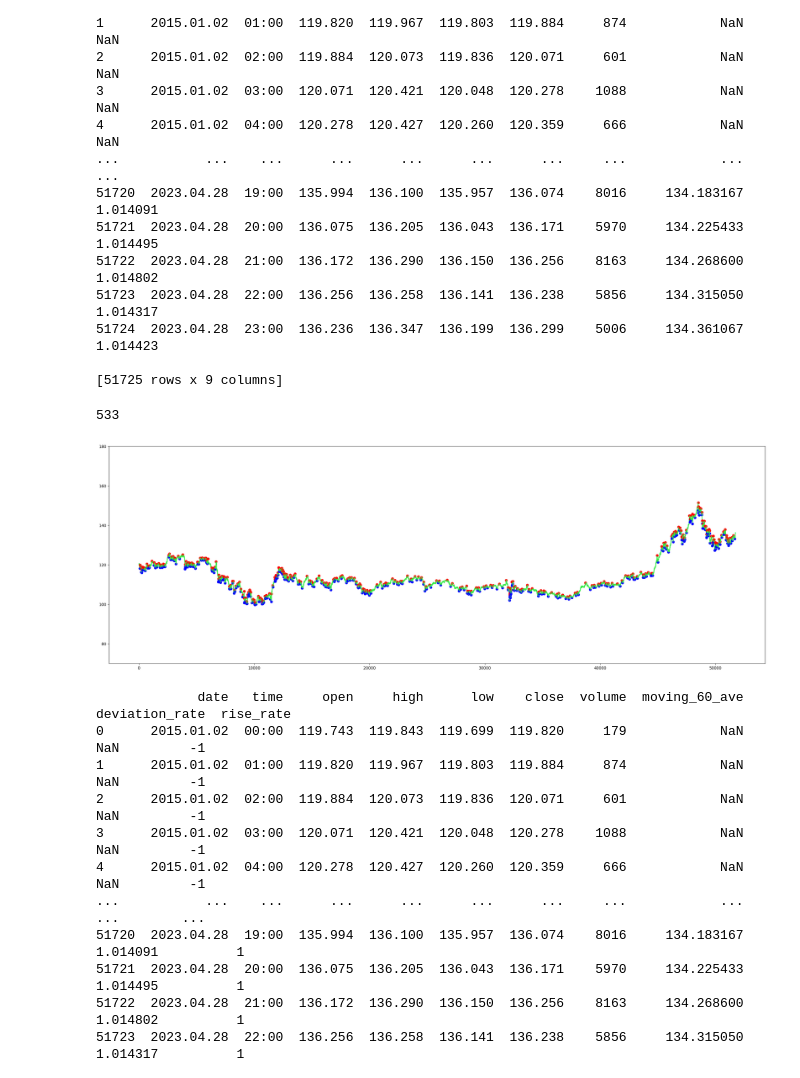
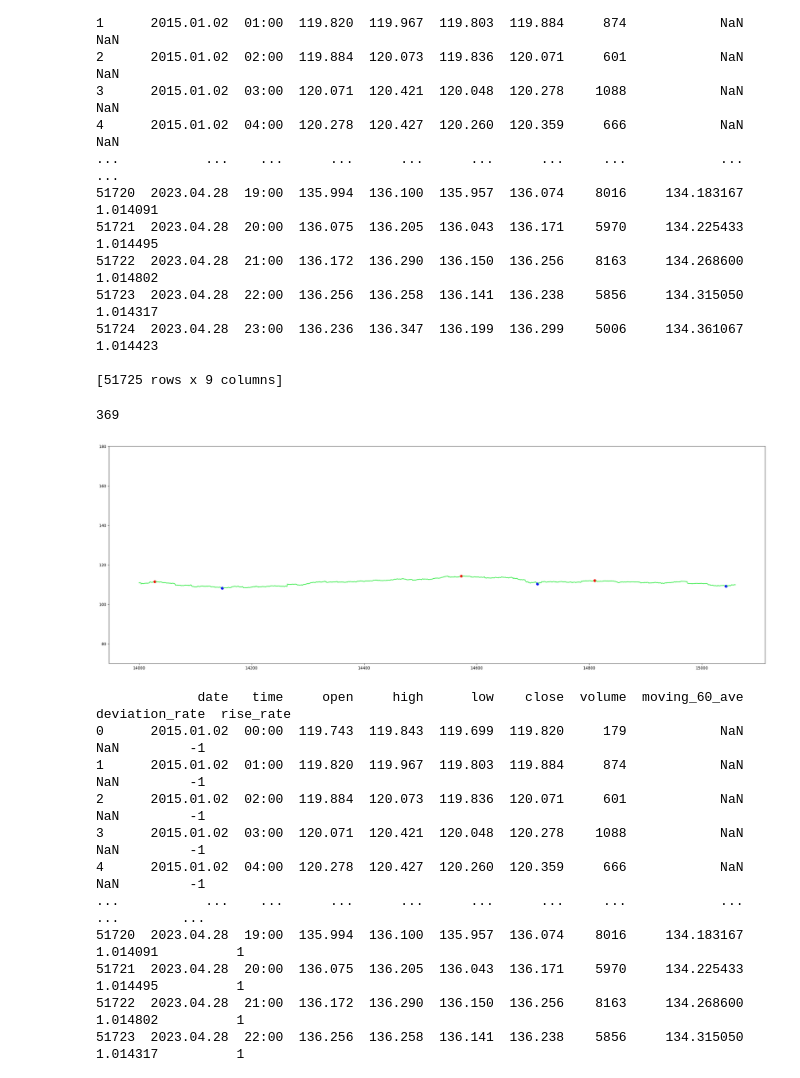
Before and after one commit to etherpoc/trading-fx, a Jupyter notebook: src/ML/chart_analyser.ipynb, the cells around one changed output. Saved outputs shown, nothing was run; the diff lists cells and outputs as text; code cells hidden in the pictures.

```diff
--- a/src/ML/chart_analyser.ipynb
+++ b/src/ML/chart_analyser.ipynb
@@ -73,7 +73,7 @@ print(all_chart_data)
 # 天井度計算
 
 # sp波動法用param
-sp = 0.8
+sp = 1
 sp_top = (200 + sp)/(200 - sp)
 sp_bottom = (200 - sp)/(200 + sp)
 
@@ -149,22 +149,22 @@ for i, v in enumerate(top_and_bottom):
         pointer_bottom[v[1]] = all_chart_data["close"][v[1]]
     else:
         pointer_top[v[1]] = all_chart_data["close"][v[1]]
-
-
-
-
-# 表示
-fig = plt.figure(figsize=(30,10))
-plt.ylim(70,180)
-plot_length = len(all_chart_data)-1
-for i in range(plot_length):
-    plt.plot(range(plot_length+1)[i:i+2], all_chart_data["close"][i:i+2], color="#34eb46")
-    plt.plot(range(plot_length+1)[i], pointer_bottom[i], linestyle='None', marker='o' if pointer_bottom[i] != -1 else "None" ,color="b")
-    plt.plot(range(plot_length+1)[i], pointer_top[i],    linestyle='None', marker='o' if pointer_top[i]    != -1 else "None" ,color="r")
-plt.show()
 # %% [output]
-533
+369
-[figure, removed]
+# %%
+
+
+# 表示
+fig = plt.figure(figsize=(30,10))
+plt.ylim(70,180)
+plot_length = len(all_chart_data)-1
+for i in range(14000,15060):
+    plt.plot(range(plot_length+1)[i:i+2], all_chart_data["close"][i:i+2], color="#34eb46")
+    plt.plot(range(plot_length+1)[i], pointer_bottom[i], linestyle='None', marker='o' if pointer_bottom[i] != -1 else "None" ,color="b")
+    plt.plot(range(plot_length+1)[i], pointer_top[i],    linestyle='None', marker='o' if pointer_top[i]    != -1 else "None" ,color="r")
+plt.show()
+# %% [output]
+[figure, added]
 # %%
 # 上昇度計算
 all_chart_data["rise_rate"] =1 if top_and_bottom[-1][2]==-1 else -1
```
Also changed, not shown: parts of 1 cell of this notebook, 31 other files.
